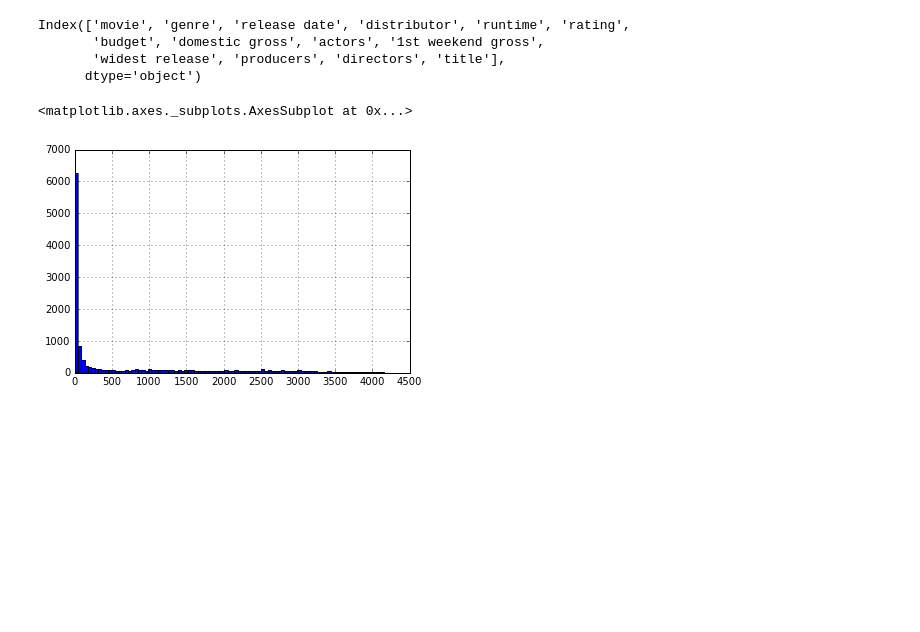
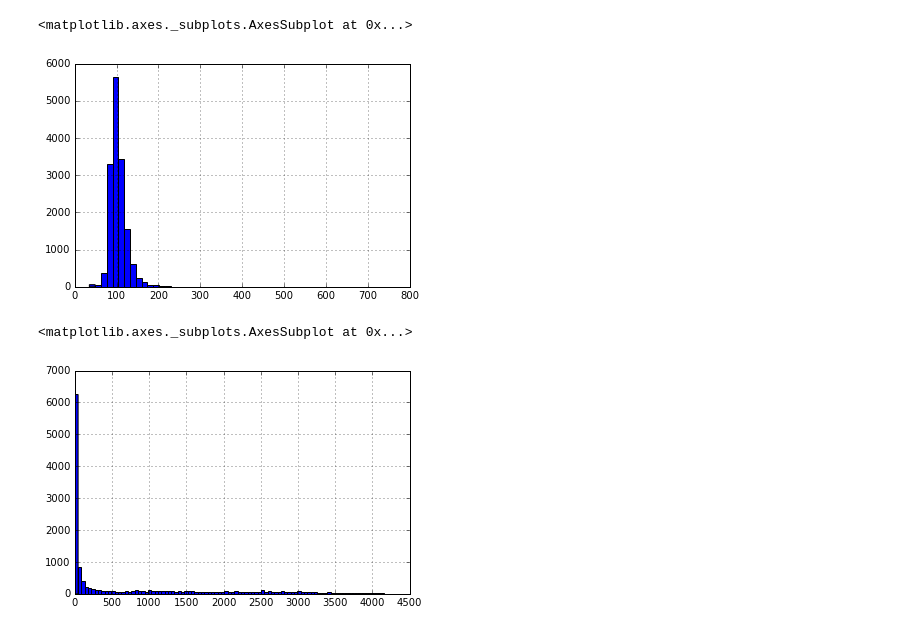
Before and after one commit to karmacelina/predicting_movie_widest_release, a Jupyter notebook: exploratory_data_analysis.ipynb, the cells around one changed output. Saved outputs shown, nothing was run; the diff lists cells and outputs as text; code cells hidden in the pictures; blank space fills up the shorter version.

```diff
--- a/exploratory_data_analysis.ipynb
+++ b/exploratory_data_analysis.ipynb
@@ -47,11 +49,9 @@ Index(['movie', 'genre', 'release date', 'distributor', 'runtime', 'rating',
 # %%
 import matplotlib.pyplot as plt
 %matplotlib inline
-# %%
-df.columns
-# %% [output]
-Index(['movie', 'genre', 'release date', 'distributor', 'runtime', 'rating',
-       'budget', 'domestic gross', 'actors', '1st weekend gross',
-       'widest release', 'producers', 'directors', 'title'],
-      dtype='object')
+# %%
+df3['runtime'].hist(bins = 50)
+# %% [output]
+<matplotlib.axes._subplots.AxesSubplot at 0x...>
+[figure, added]
 # %%
```
Also changed, not shown: parts of 33 cells of this notebook.
